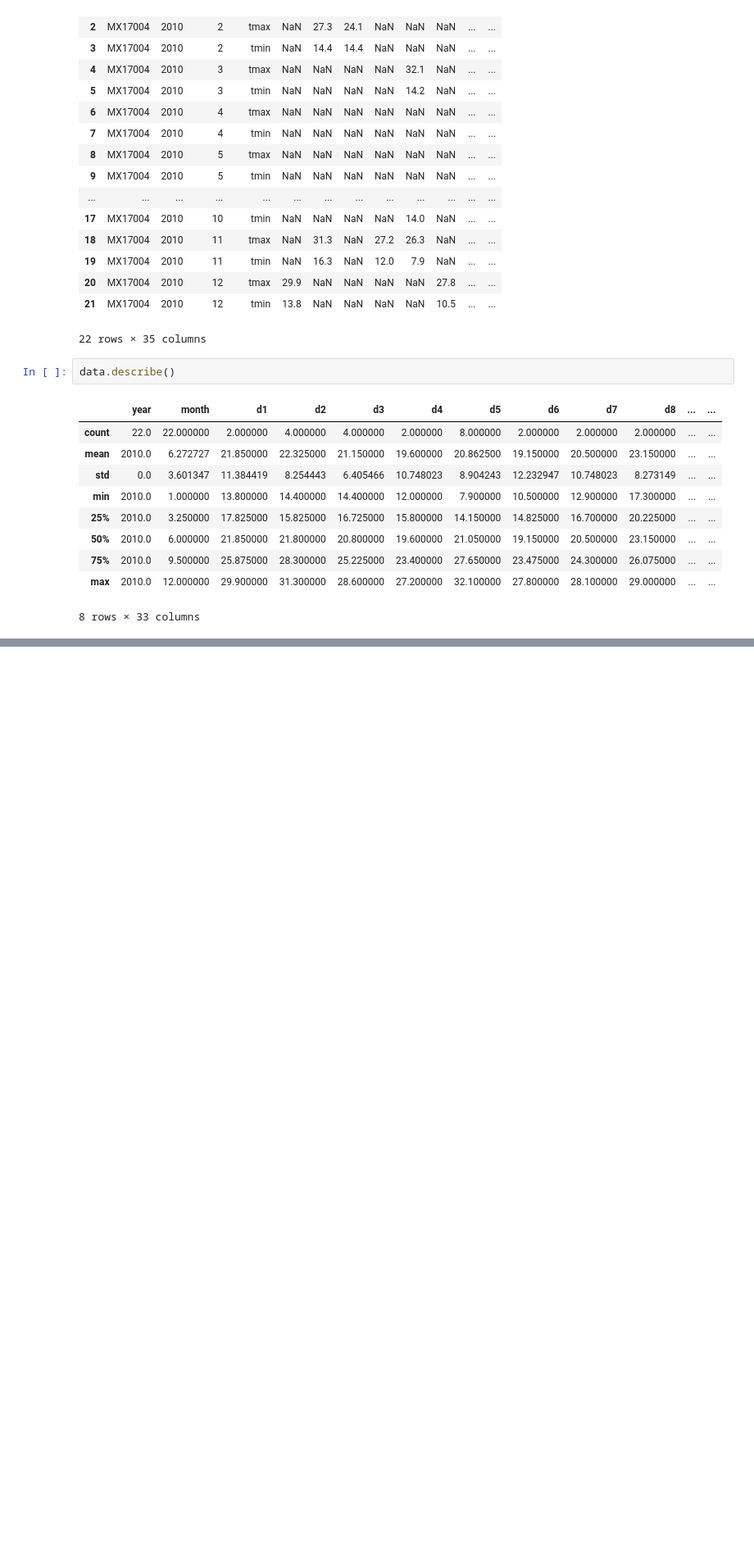
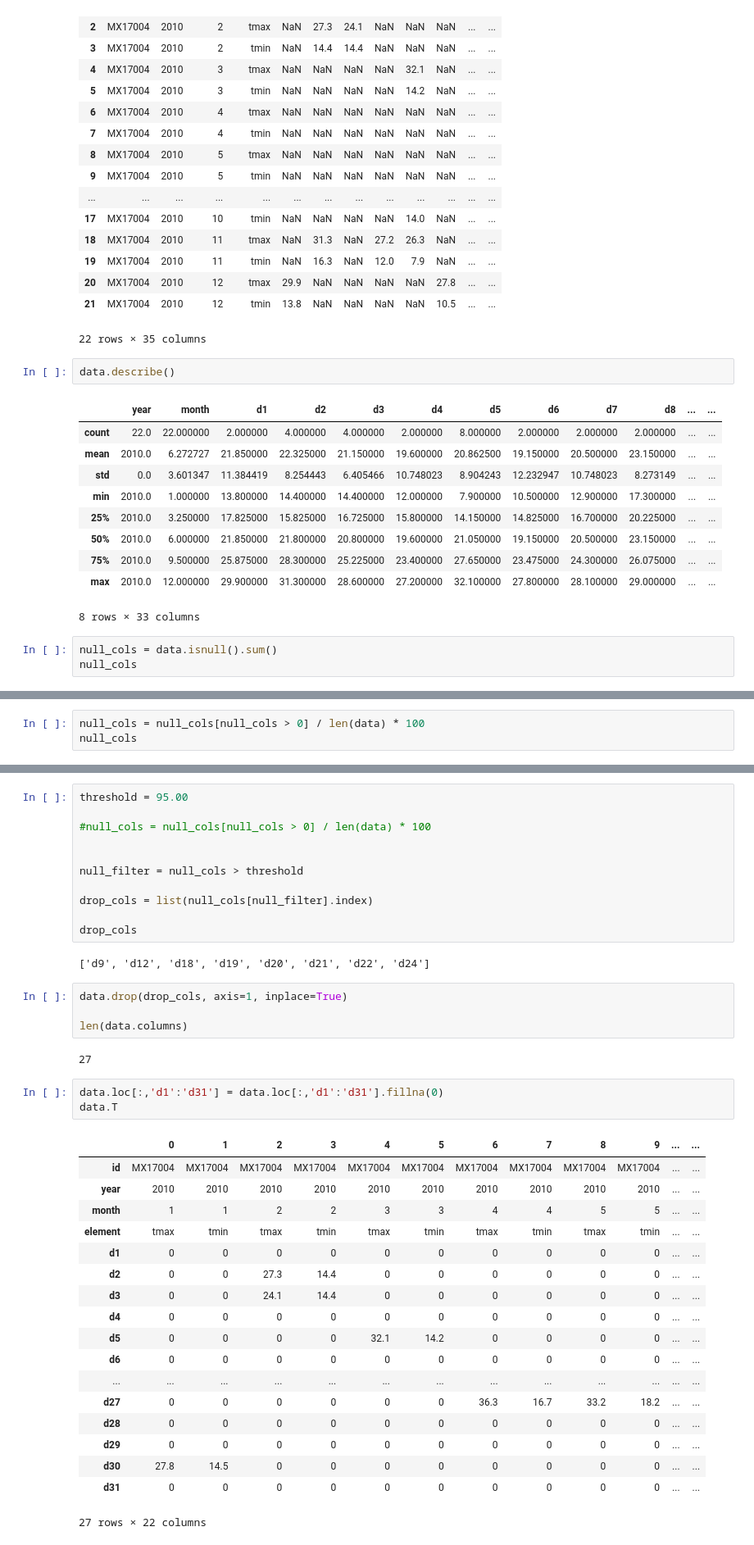
Before and after one commit to miguelmaragon/dataptmad1019, a Jupyter notebook: module-1/lab-data_cleaning/your-code/weather.ipynb, the cells around one changed output, grey strips where cells are left out. Shown: that part at 82% size. Drawn from its saved outputs; the diff is of its cells as text; blank space fills up the shorter version.

```diff
--- a/module-1/lab-data_cleaning/your-code/weather.ipynb
+++ b/module-1/lab-data_cleaning/your-code/weather.ipynb
@@ -39,3 +39,6 @@ data.describe()
 | 75% | 2010.0 | 9.500000 | 25.875000 | 28.300000 | 25.225000 | 23.400000 | 27.650000 | 23.475000 | 24.300000 | 26.075000 | ... | ... |
 | max | 2010.0 | 12.000000 | 29.900000 | 31.300000 | 28.600000 | 27.200000 | 32.100000 | 27.800000 | 28.100000 | 29.000000 | ... | ... |
 8 rows × 33 columns
+# %%
+null_cols = data.isnull().sum()
+null_cols
@@ -41,0 +66,3 @@ data.describe()
+# %%
+null_cols = null_cols[null_cols > 0] / len(data) * 100
+null_cols
@@ -41,0 +87,41 @@ data.describe()
+# %%
+threshold = 95.00
+
+#null_cols = null_cols[null_cols > 0] / len(data) * 100
+
+
+null_filter = null_cols > threshold
+
+drop_cols = list(null_cols[null_filter].index)
+
+drop_cols
+# %% [output]
+['d9', 'd12', 'd18', 'd19', 'd20', 'd21', 'd22', 'd24']
+# %%
+data.drop(drop_cols, axis=1, inplace=True)
+
+len(data.columns)
+# %% [output]
+27
+# %%
+data.loc[:,'d1':'d31'] = data.loc[:,'d1':'d31'].fillna(0)
+data.T
+# %% [output]
+|  | 0 | 1 | 2 | 3 | 4 | 5 | 6 | 7 | 8 | 9 | ... | ... |
+| id | MX17004 | MX17004 | MX17004 | MX17004 | MX17004 | MX17004 | MX17004 | MX17004 | MX17004 | MX17004 | ... | ... |
+| year | 2010 | 2010 | 2010 | 2010 | 2010 | 2010 | 2010 | 2010 | 2010 | 2010 | ... | ... |
+| month | 1 | 1 | 2 | 2 | 3 | 3 | 4 | 4 | 5 | 5 | ... | ... |
+| element | tmax | tmin | tmax | tmin | tmax | tmin | tmax | tmin | tmax | tmin | ... | ... |
+| d1 | 0 | 0 | 0 | 0 | 0 | 0 | 0 | 0 | 0 | 0 | ... | ... |
+| d2 | 0 | 0 | 27.3 | 14.4 | 0 | 0 | 0 | 0 | 0 | 0 | ... | ... |
+| d3 | 0 | 0 | 24.1 | 14.4 | 0 | 0 | 0 | 0 | 0 | 0 | ... | ... |
+| d4 | 0 | 0 | 0 | 0 | 0 | 0 | 0 | 0 | 0 | 0 | ... | ... |
+| d5 | 0 | 0 | 0 | 0 | 32.1 | 14.2 | 0 | 0 | 0 | 0 | ... | ... |
+| d6 | 0 | 0 | 0 | 0 | 0 | 0 | 0 | 0 | 0 | 0 | ... | ... |
+| ... | ... | ... | ... | ... | ... | ... | ... | ... | ... | ... | ... | ... |
+| d27 | 0 | 0 | 0 | 0 | 0 | 0 | 36.3 | 16.7 | 33.2 | 18.2 | ... | ... |
+| d28 | 0 | 0 | 0 | 0 | 0 | 0 | 0 | 0 | 0 | 0 | ... | ... |
+| d29 | 0 | 0 | 0 | 0 | 0 | 0 | 0 | 0 | 0 | 0 | ... | ... |
+| d30 | 27.8 | 14.5 | 0 | 0 | 0 | 0 | 0 | 0 | 0 | 0 | ... | ... |
+| d31 | 0 | 0 | 0 | 0 | 0 | 0 | 0 | 0 | 0 | 0 | ... | ... |
+27 rows × 22 columns
```
Also changed, not shown: parts of 4 cells of this notebook, 3 other files.
